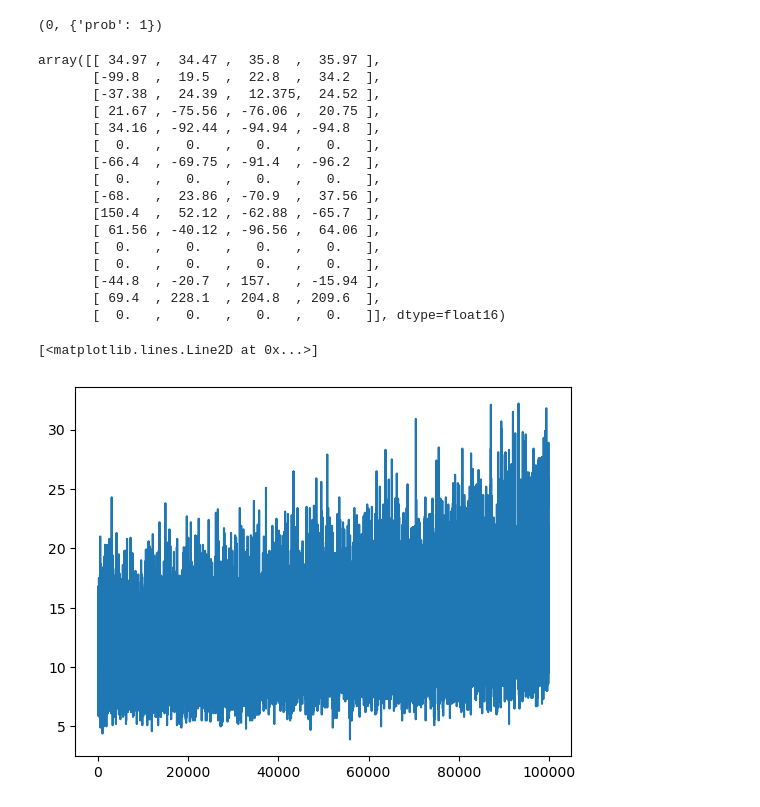
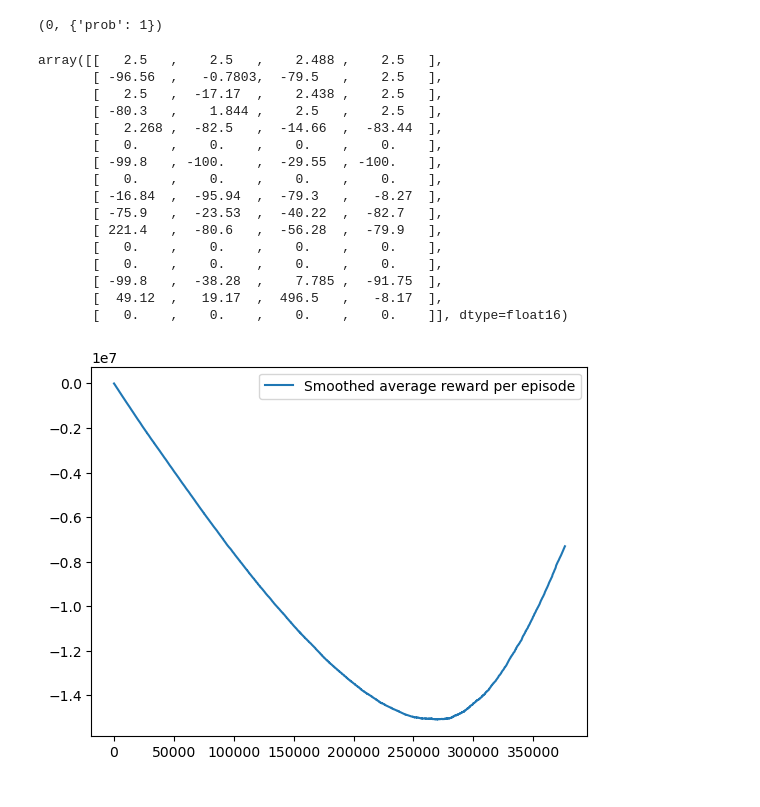
Before and after one commit to y-akbal/Some-Usefull-Machine-Learning-Stuff, a Jupyter notebook: Q_learning_RL.ipynb, the cells around one changed output. Drawn from its saved outputs; the diff is of its cells as text; code cells hidden in the pictures.

Commit message:
Add files via upload
Yerli ve milli RL agent!!!

```diff
--- a/Q_learning_RL.ipynb
+++ b/Q_learning_RL.ipynb
@@ -19,7 +19,6 @@ class agent:
         self.gamma = γ
         self.epsilon = ϵ
         self.current_state = 0
-        self.terminal_state = False
         self.reward = 0
         ## the following dude is for containing rewards to be used in episoded ##
         self.counter = 0
@@ -53,14 +52,14 @@ class agent:
         self.current_state = 0
 # %%
 env = gym.make("FrozenLake-v1",)
-agent_ = agent(env, ϵ = 0.5, γ = 0.6, α = 0.8)
+agent_ = agent(env, ϵ = 0.8, γ = 0.6, α = 0.8)
 env.reset()
 # %% [output]
 (0, {'prob': 1})
 # %%
 ### One episode
 from tqdm import tqdm
-for i in tqdm(range(1000000)):
+for i in tqdm(range(100000)):
     while True:
         action = agent_.take_action(agent_.current_state)
         next_state, reward, terminated, truncated, info = env.step(action)
@@ -78,28 +77,32 @@ for i in tqdm(range(1000000)):
             break
         if i % 20 == 0:
             agent_.epsilon /= 1.00001
+        if agent_.epsilon < 1e-100:
+            break
 # %%
 np.array(agent_.Q, dtype = np.float16) ## This dude is the Q function
 # %% [output]
-array([[ 34.97 ,  34.47 ,  35.8  ,  35.97 ],
-       [-99.8  ,  19.5  ,  22.8  ,  34.2  ],
-       [-37.38 ,  24.39 ,  12.375,  24.52 ],
-       [ 21.67 , -75.56 , -76.06 ,  20.75 ],
-       [ 34.16 , -92.44 , -94.94 , -94.8  ],
-       [  0.   ,   0.   ,   0.   ,   0.   ],
-       [-66.4  , -69.75 , -91.4  , -96.2  ],
-       [  0.   ,   0.   ,   0.   ,   0.   ],
-       [-68.   ,  23.86 , -70.9  ,  37.56 ],
-       [150.4  ,  52.12 , -62.88 , -65.7  ],
-       [ 61.56 , -40.12 , -96.56 ,  64.06 ],
-       [  0.   ,   0.   ,   0.   ,   0.   ],
-       [  0.   ,   0.   ,   0.   ,   0.   ],
-       [-44.8  , -20.7  , 157.   , -15.94 ],
-       [ 69.4  , 228.1  , 204.8  , 209.6  ],
-       [  0.   ,   0.   ,   0.   ,   0.   ]], dtype=float16)
+array([[   2.5   ,    2.5   ,    2.488 ,    2.5   ],
+       [ -96.56  ,   -0.7803,  -79.5   ,    2.5   ],
+       [   2.5   ,  -17.17  ,    2.438 ,    2.5   ],
+       [ -80.3   ,    1.844 ,    2.5   ,    2.5   ],
+       [   2.268 ,  -82.5   ,  -14.66  ,  -83.44  ],
+       [   0.    ,    0.    ,    0.    ,    0.    ],
+       [ -99.8   , -100.    ,  -29.55  , -100.    ],
+       [   0.    ,    0.    ,    0.    ,    0.    ],
+       [ -16.84  ,  -95.94  ,  -79.3   ,   -8.27  ],
+       [ -75.9   ,  -23.53  ,  -40.22  ,  -82.7   ],
+       [ 221.4   ,  -80.6   ,  -56.28  ,  -79.9   ],
+       [   0.    ,    0.    ,    0.    ,    0.    ],
+       [   0.    ,    0.    ,    0.    ,    0.    ],
+       [ -99.8   ,  -38.28  ,    7.785 ,  -91.75  ],
+       [  49.12  ,   19.17  ,  496.5   ,   -8.17  ],
+       [   0.    ,    0.    ,    0.    ,    0.    ]], dtype=float16)
 # %%
 from matplotlib import pyplot as plt
-plt.plot(smooth(agent_.container_, 20)) ## Our yerli ve milli agent seems pretty cumbersome ha?
+plt.plot(smooth(np.cumsum(agent_.container), 10), label = "Smoothed average reward per episode")
+## Our yerli ve milli agent seems pretty cumbersome ha?
+plt.legend()
+plt.show()
 # %% [output]
-[<matplotlib.lines.Line2D at 0x...>]
-[figure, old version]
+[figure, new version]
```
